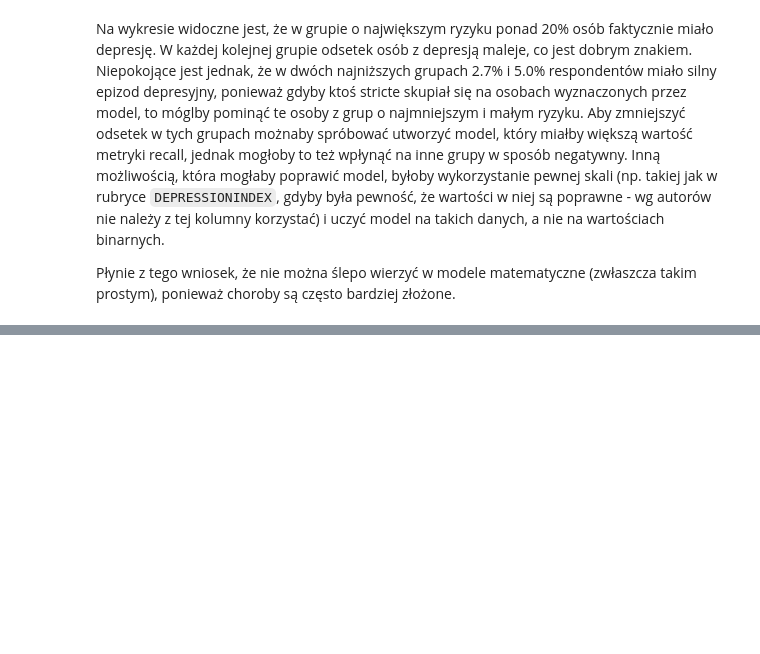
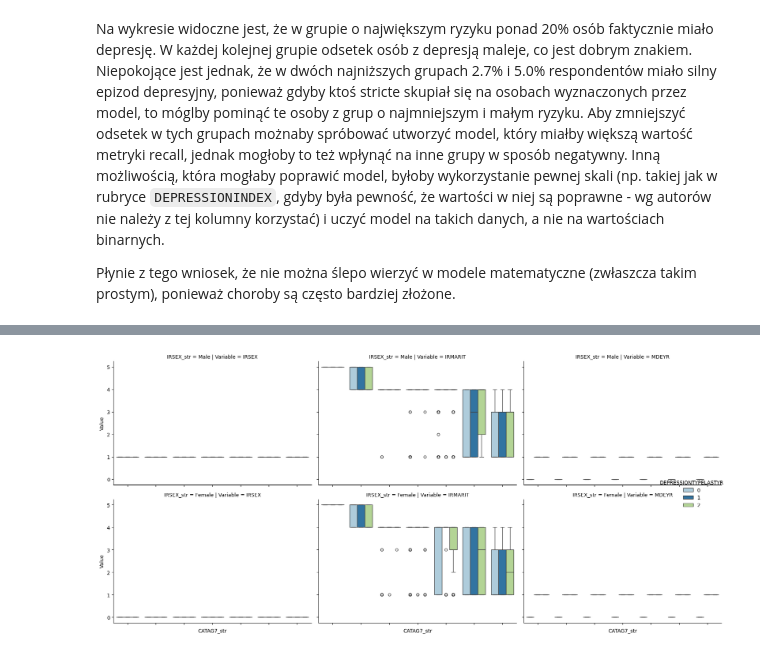
Before and after one commit to mmcza/Gender-Mental-Illness-and-Crime-in-the-United-States-Analysis, a Jupyter notebook: Mental-Illness-Analysis.ipynb, the cells around one changed output, grey strips where cells are left out. Cells and saved outputs as stored; diff of their text form; code cells hidden in the pictures; blank space fills up the shorter version.

```diff
--- a/Mental-Illness-Analysis.ipynb
+++ b/Mental-Illness-Analysis.ipynb
@@ -1287,0 +1416,38 @@ Płynie z tego wniosek, że nie można ślepo wierzyć w modele matematyczne (zw
+# %%
+import pandas as pd
+import seaborn as sns
+import matplotlib.pyplot as plt
+
+# List of numeric columns you want boxplots for
+numeric_cols = ['IRSEX', 'IRMARIT', 'MDEYR']
+
+# Melt (unpivot) the DataFrame into a "long" format
+melted_df = data_df.melt(
+    id_vars=['CATAG7_str', 'DEPRESSIONTYPELASTYR', 'IRSEX_str'],
+    value_vars=numeric_cols,
+    var_name='Variable',
+    value_name='Value'
+)
+
+# Create catplots with boxplots for each numeric column
+# Each column from numeric_cols will appear in a separate subplot
+g = sns.catplot(
+    data=melted_df,
+    x='CATAG7_str',
+    y='Value',
+    hue='DEPRESSIONTYPELASTYR',
+    col='Variable',        # separate subplot for each numeric column
+    row='IRSEX_str',       # separate rows by IRSEX_str
+    kind='box',
+    palette='Paired',
+    height=4,
+    aspect=1.3,
+    legend_out=True,
+    order=['12-13', '14-15', '16-17', '18-20', '21-25', '26-34', '35+']
+)
+
+g.set_xticklabels(rotation=30)
+plt.tight_layout()
+plt.show()
+# %% [output]
+[figure, added]
```
Also changed, not shown: parts of 12 cells of this notebook.
